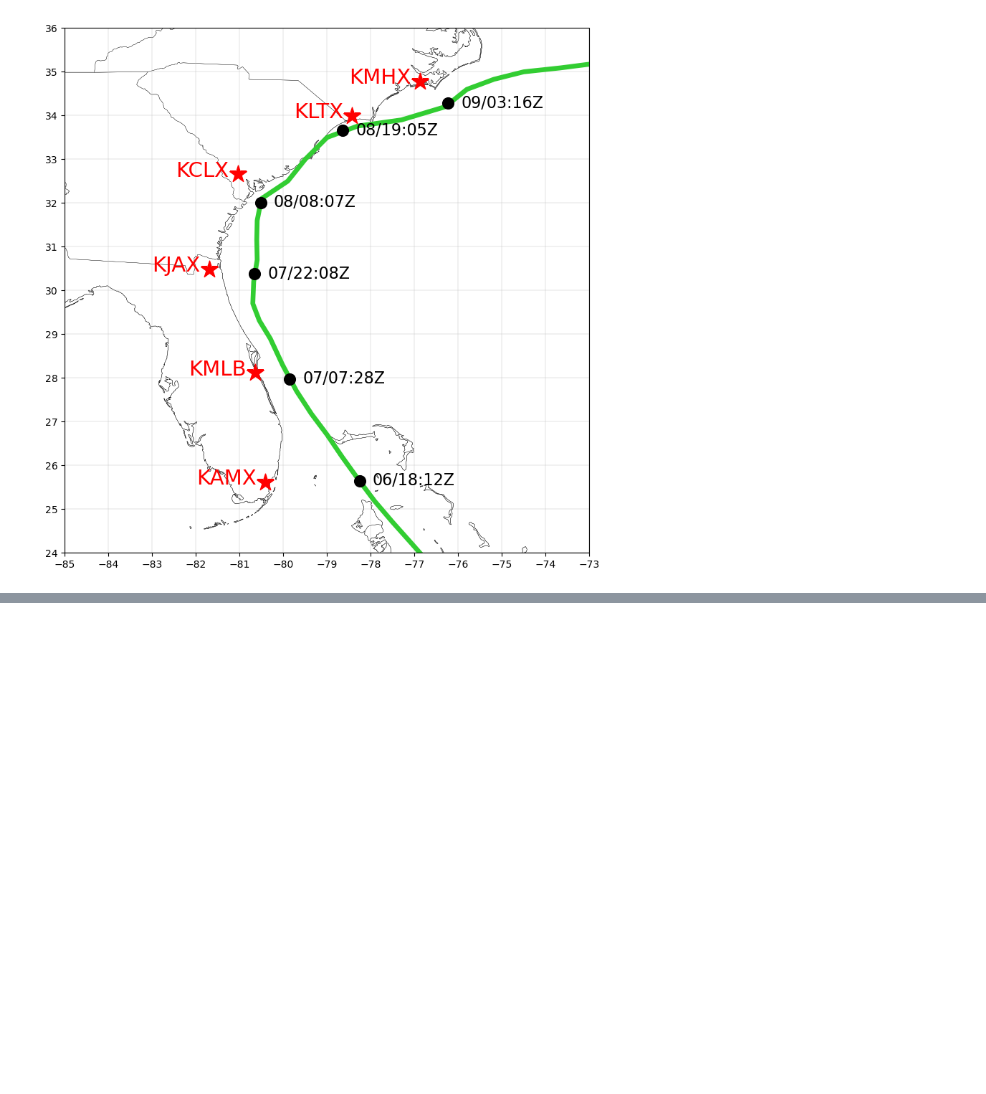
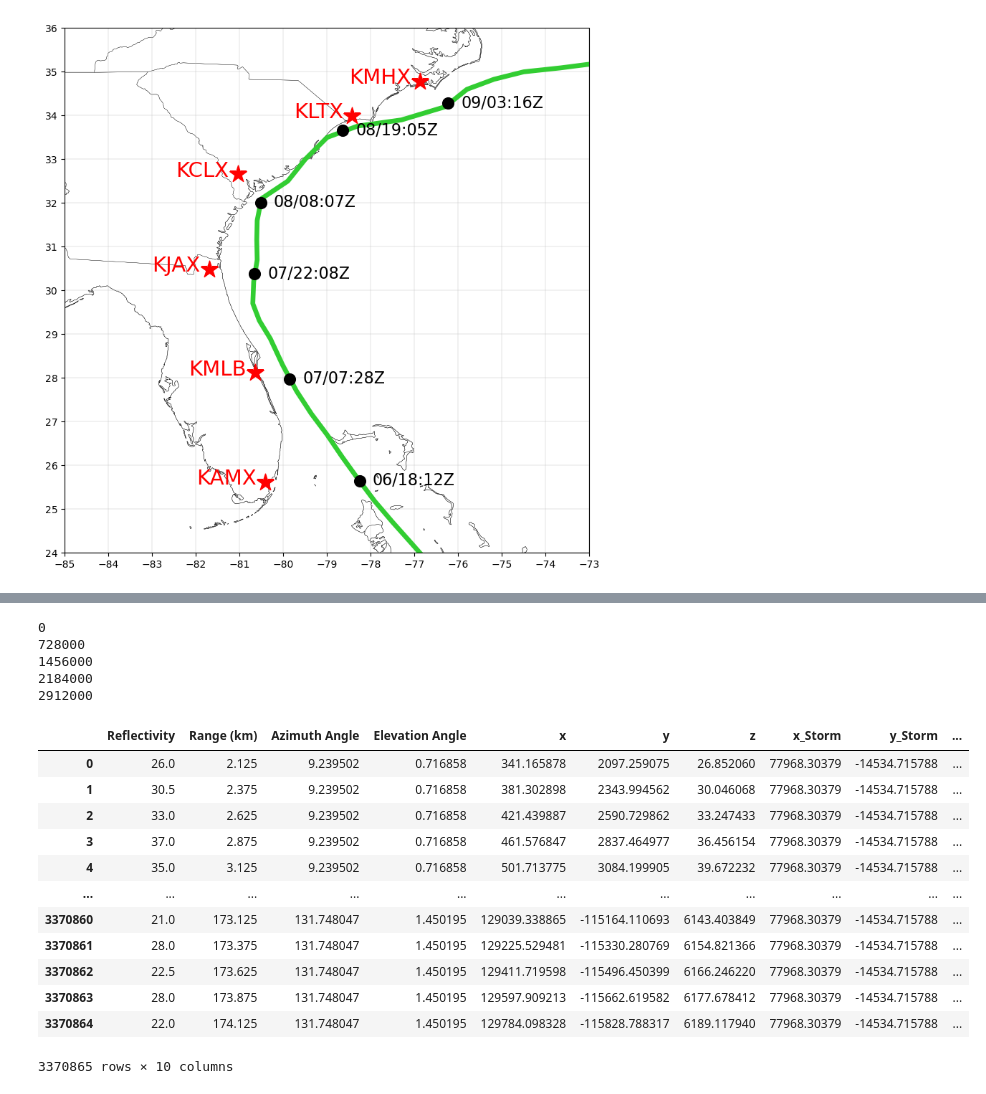
Before and after one commit to Luigi728/ExtraTrack_Github, a Jupyter notebook: Radar_Meteo/Project/Radar_Project.ipynb, the cells around one changed output, grey strips where cells are left out. Drawn from its saved outputs; the diff is of its cells as text; code cells hidden in the pictures; blank space fills up the shorter version.

```diff
--- a/Radar_Meteo/Project/Radar_Project.ipynb
+++ b/Radar_Meteo/Project/Radar_Project.ipynb
@@ -326,0 +326,22 @@ Geographic
+# %%
+DF_KMLB = Create_DF(Radars, Stations_DF, 1)
+DF_KMLB
+# %% [output]
+0
+728000
+1456000
+2184000
+2912000
+|  | Reflectivity | Range (km) | Azimuth Angle | Elevation Angle | x | y | z | x_Storm | y_Storm | ... |
+| 0 | 26.0 | 2.125 | 9.239502 | 0.716858 | 341.165878 | 2097.259075 | 26.852060 | 77968.30379 | -14534.715788 | ... |
+| 1 | 30.5 | 2.375 | 9.239502 | 0.716858 | 381.302898 | 2343.994562 | 30.046068 | 77968.30379 | -14534.715788 | ... |
+| 2 | 33.0 | 2.625 | 9.239502 | 0.716858 | 421.439887 | 2590.729862 | 33.247433 | 77968.30379 | -14534.715788 | ... |
+| 3 | 37.0 | 2.875 | 9.239502 | 0.716858 | 461.576847 | 2837.464977 | 36.456154 | 77968.30379 | -14534.715788 | ... |
+| 4 | 35.0 | 3.125 | 9.239502 | 0.716858 | 501.713775 | 3084.199905 | 39.672232 | 77968.30379 | -14534.715788 | ... |
+| ... | ... | ... | ... | ... | ... | ... | ... | ... | ... | ... |
+| 3370860 | 21.0 | 173.125 | 131.748047 | 1.450195 | 129039.338865 | -115164.110693 | 6143.403849 | 77968.30379 | -14534.715788 | ... |
+| 3370861 | 28.0 | 173.375 | 131.748047 | 1.450195 | 129225.529481 | -115330.280769 | 6154.821366 | 77968.30379 | -14534.715788 | ... |
+| 3370862 | 22.5 | 173.625 | 131.748047 | 1.450195 | 129411.719598 | -115496.450399 | 6166.246220 | 77968.30379 | -14534.715788 | ... |
+| 3370863 | 28.0 | 173.875 | 131.748047 | 1.450195 | 129597.909213 | -115662.619582 | 6177.678412 | 77968.30379 | -14534.715788 | ... |
+| 3370864 | 22.0 | 174.125 | 131.748047 | 1.450195 | 129784.098328 | -115828.788317 | 6189.117940 | 77968.30379 | -14534.715788 | ... |
+3370865 rows × 10 columns
```
Also changed, not shown: parts of 22 cells of this notebook, 2 other files.
